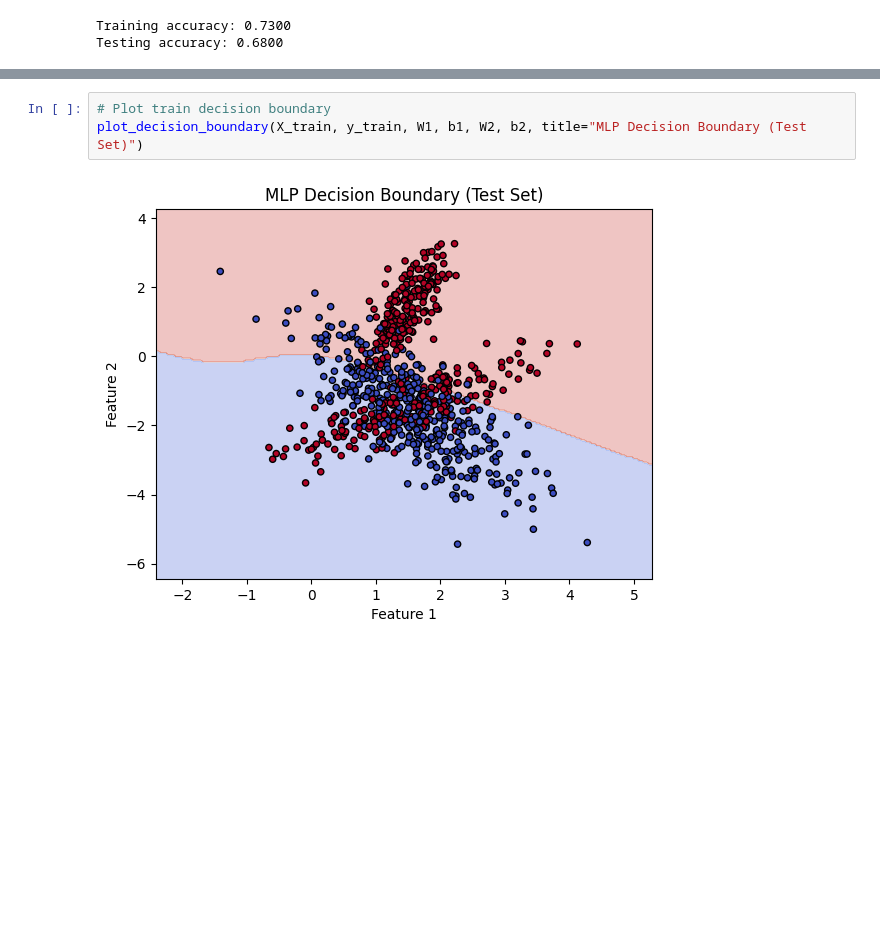
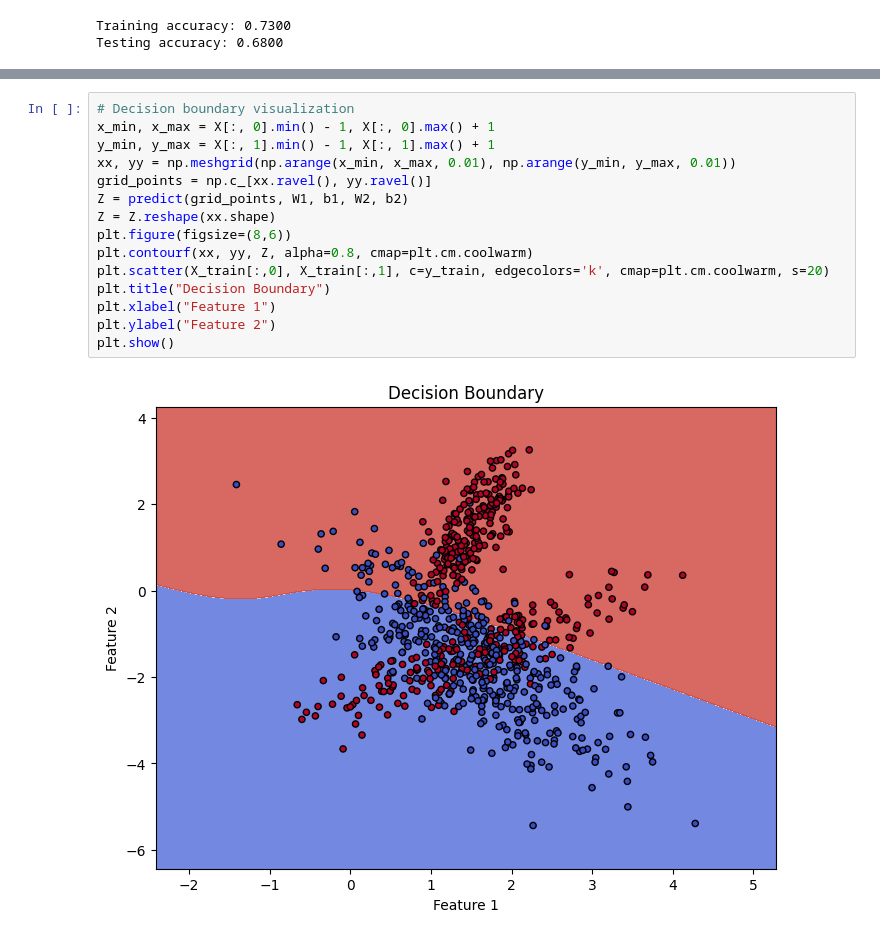
Before and after one commit to leonardoct3/mlp-ex-3, a Jupyter notebook: src/main.ipynb, the cells around one changed output, grey strips where cells are left out. Saved outputs shown, nothing was run; the diff lists cells and outputs as text; blank space fills up the shorter version.

```diff
--- a/src/main.ipynb
+++ b/src/main.ipynb
@@ -370,5 +338,17 @@ plot_decision_boundary(X_test, y_test, W1, b1, W2, b2, title="MLP Decision Bound
-# %%
-# Plot train decision boundary
-plot_decision_boundary(X_train, y_train, W1, b1, W2, b2, title="MLP Decision Boundary (Test Set)")
-# %% [output]
-[figure, removed]
+# %%
+# Decision boundary visualization
+x_min, x_max = X[:, 0].min() - 1, X[:, 0].max() + 1
+y_min, y_max = X[:, 1].min() - 1, X[:, 1].max() + 1
+xx, yy = np.meshgrid(np.arange(x_min, x_max, 0.01), np.arange(y_min, y_max, 0.01))
+grid_points = np.c_[xx.ravel(), yy.ravel()]
+Z = predict(grid_points, W1, b1, W2, b2)
+Z = Z.reshape(xx.shape)
+plt.figure(figsize=(8,6))
+plt.contourf(xx, yy, Z, alpha=0.8, cmap=plt.cm.coolwarm)
+plt.scatter(X_train[:,0], X_train[:,1], c=y_train, edgecolors='k', cmap=plt.cm.coolwarm, s=20)
+plt.title("Decision Boundary")
+plt.xlabel("Feature 1")
+plt.ylabel("Feature 2")
+plt.show()
+# %% [output]
+[figure, added]
```
Also changed, not shown: parts of 11 cells of this notebook.
